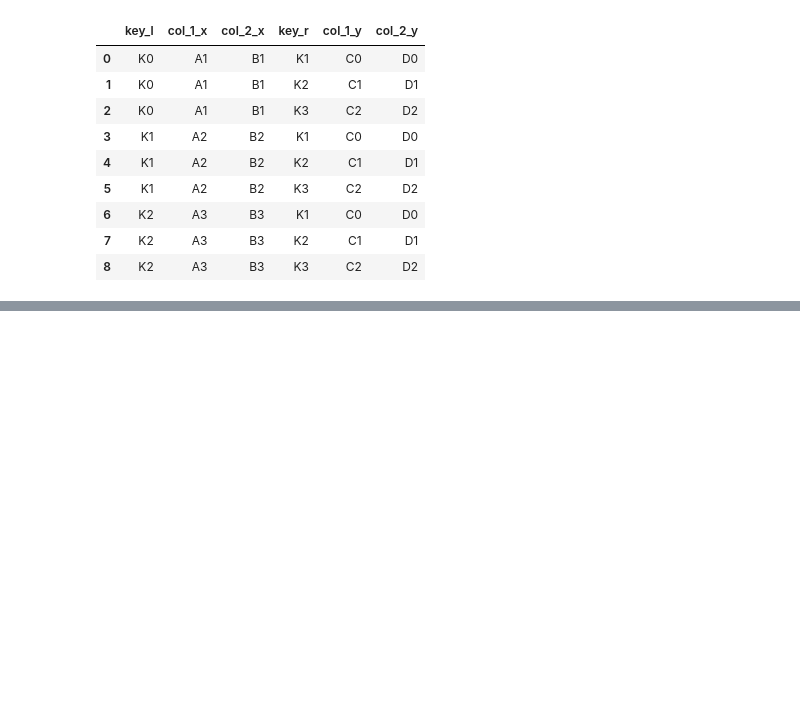
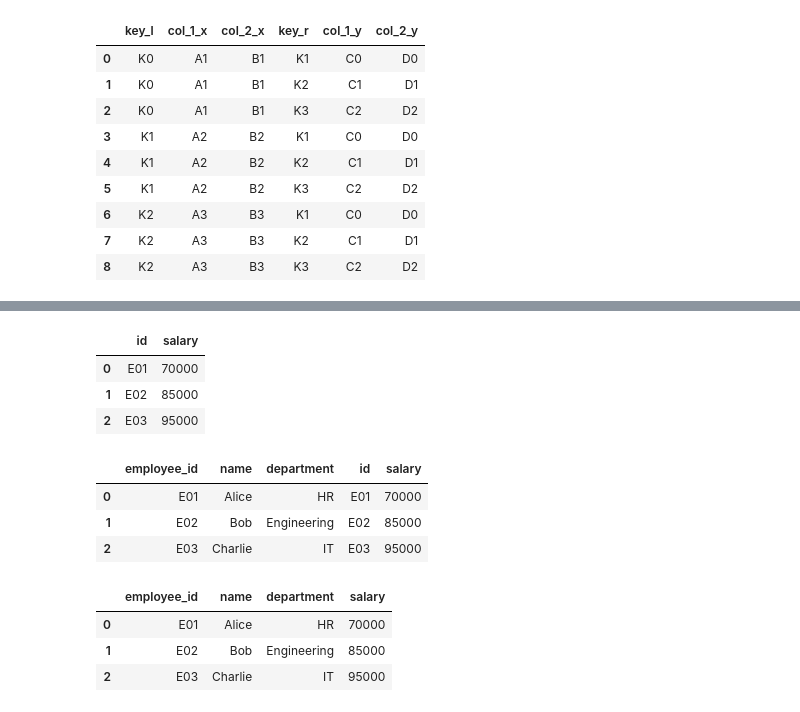
Before and after one commit to sokhan1/Introduction-to-data-analysts, a Jupyter notebook: 3_08_combine.ipynb, the cells around one changed output, grey strips where cells are left out. Cells and saved outputs as stored; diff of their text form; code cells hidden in the pictures; blank space fills up the shorter version.

```diff
--- a/3_08_combine.ipynb
+++ b/3_08_combine.ipynb
@@ -162,0 +167,14 @@ merged
+# %%
+import pandas as pd
+
+employees = pd.DataFrame({
+    'employee_id': ['E01', 'E02', 'E03', 'E04'],
+    'name':['Alice', 'Bob', 'Charlie', 'David'],
+    'department': ['HR', 'Engineering', 'IT', 'Marketing']
+
+})
+
+salaries = pd.DataFrame({
+    'id':['E01','E02','E03'],
+    'salary':[70000, 85000, 95000]
+})
@@ -162,0 +194,26 @@ merged
+# %%
+salaries
+# %% [output]
+|  | id | salary |
+| 0 | E01 | 70000 |
+| 1 | E02 | 85000 |
+| 2 | E03 | 95000 |
+# %%
+merge_ex = pd.merge(employees, salaries
+                  ,left_on = 'employee_id', right_on='id'
+                  , how='inner'
+                  )
+# %%
+merge_ex
+# %% [output]
+|  | employee_id | name | department | id | salary |
+| 0 | E01 | Alice | HR | E01 | 70000 |
+| 1 | E02 | Bob | Engineering | E02 | 85000 |
+| 2 | E03 | Charlie | IT | E03 | 95000 |
+# %%
+merge_ex[[ 'employee_id','name','department','salary']]
+# %% [output]
+|  | employee_id | name | department | salary |
+| 0 | E01 | Alice | HR | 70000 |
+| 1 | E02 | Bob | Engineering | 85000 |
+| 2 | E03 | Charlie | IT | 95000 |
```
Also changed, not shown: parts of 3 cells of this notebook.
